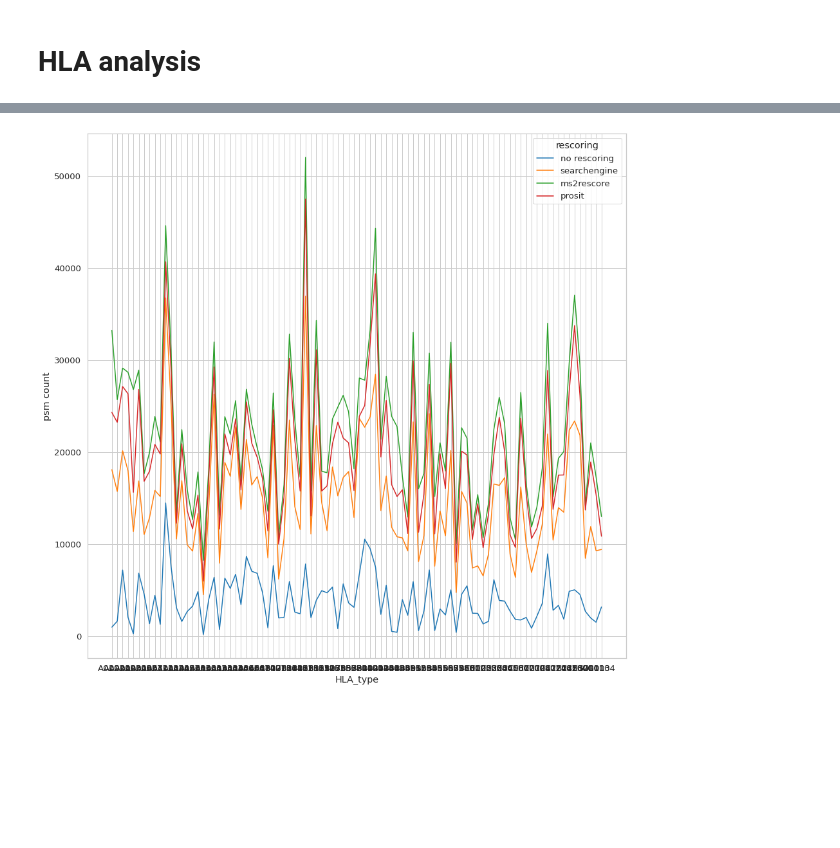
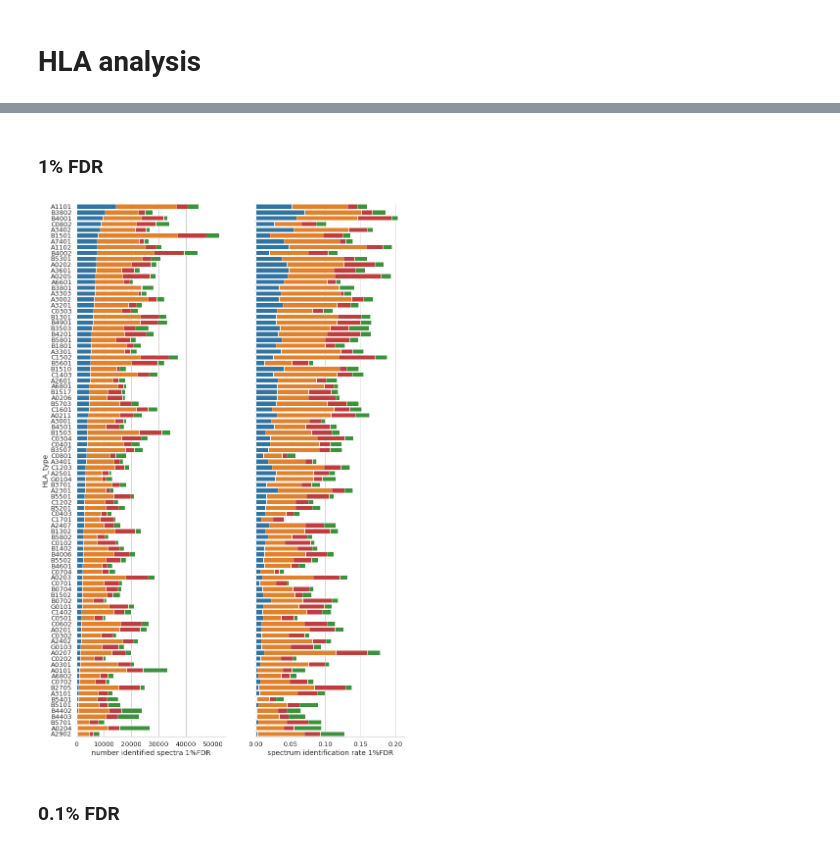
Before and after one commit to compomics/ms2rescore-immunopeptidomics-manuscript, a Jupyter notebook: notebooks/MS2rescore_output_analysis.ipynb, the cells around one changed output, grey strips where cells are left out. Cells and saved outputs as stored; diff of their text form; code cells hidden in the pictures; blank space fills up the shorter version.

```diff
--- a/notebooks/MS2rescore_output_analysis.ipynb
+++ b/notebooks/MS2rescore_output_analysis.ipynb
@@ -448,6 +444,8 @@ for rawfile in hla_raw_map.keys():
         hla_spectra_count[hla_raw_map[rawfile]] += spectra_count.loc[rawfile]["spectra"]
     except KeyError:
         continue
+# %% [markdown]
+### 1% FDR
 # %%
 rescoring_methods = ["no rescoring", "searchengine", "ms2rescore", "prosit"]
 hla_count_dataframes = []
@@ -458,10 +456,40 @@ for i, df in enumerate([pin_A.df, searchengine_A.df, ms2rescore_A.df, prosit_A.d
     hla_count_dataframes.append(tmp)
 
 hla_count_df = reduce(lambda left,right:pd.merge(left, right, on=["HLA_type"], how="outer"), hla_count_dataframes)
-# %%
-fig = plt.Figure(figsize=(15,15))
-ax1 = fig.add_subplot(111)
-sns.lineplot(x="HLA_type", y="psm count", hue="rescoring", data=hla_count_df, ax=ax1)
-fig
-# %% [output]
-[figure, removed]
+# %%
+hla_count_df.sort_values("psm count no rescoring", ascending=False, inplace=True)
+# %%
+sns.set_style("whitegrid")
+fig = plt.Figure(figsize=(12,20))
+sns.set_color_codes("muted")
+
+ax1 = fig.add_subplot(121)
+
+sns.barplot(x="psm count ms2rescore", y="HLA_type", label="ms2rescore", data=hla_count_df, color="#2ca02c", ax=ax1)
+sns.barplot(x="psm count prosit", y="HLA_type", label="prosit", data=hla_count_df, color="#d62728", ax=ax1)
+sns.barplot(x="psm count searchengine", y="HLA_type", label="searchengine", data=hla_count_df, color="#ff7f0e", ax=ax1)
+sns.barplot(x="psm count no rescoring", y="HLA_type", label="no rescoring", data=hla_count_df, color="#1f77b4", ax=ax1)
+
+ax1.set_xlabel("number identified spectra 1%FDR")
+sns.despine(left=True, right=True, top=True, ax=ax1)
+
+ax2 = fig.add_subplot(122)
+
+hla_id_rate = hla_count_df.copy()
+hla_id_rate.iloc[:,1:] = hla_id_rate.iloc[:,1:].div(pd.Series(hla_spectra_count).reindex(hla_id_rate["HLA_type"]).values, axis=0)
+
+sns.barplot(x="psm count ms2rescore", y="HLA_type", label="ms2rescore", data=hla_id_rate, color="#2ca02c", ax=ax2)
+sns.barplot(x="psm count prosit", y="HLA_type", label="prosit", data=hla_id_rate, color="#d62728", ax=ax2)
+sns.barplot(x="psm count searchengine", y="HLA_type", label="searchengine", data=hla_id_rate, color="#ff7f0e", ax=ax2)
+sns.barplot(x="psm count no rescoring", y="HLA_type", label="no rescoring", data=hla_id_rate, color="#1f77b4", ax=ax2)
+
+ax2.set_xlabel("spectrum identification rate 1%FDR")
+ax2.set_ylabel("")
+ax2.set(yticklabels=[])
+sns.despine(left=True, right=True, top=True, ax=ax2)
+
+fig
+# %% [output]
+[figure, added]
+# %% [markdown]
+### 0.1% FDR
```
Also changed, not shown: parts of 5 cells of this notebook, 12 other files.
